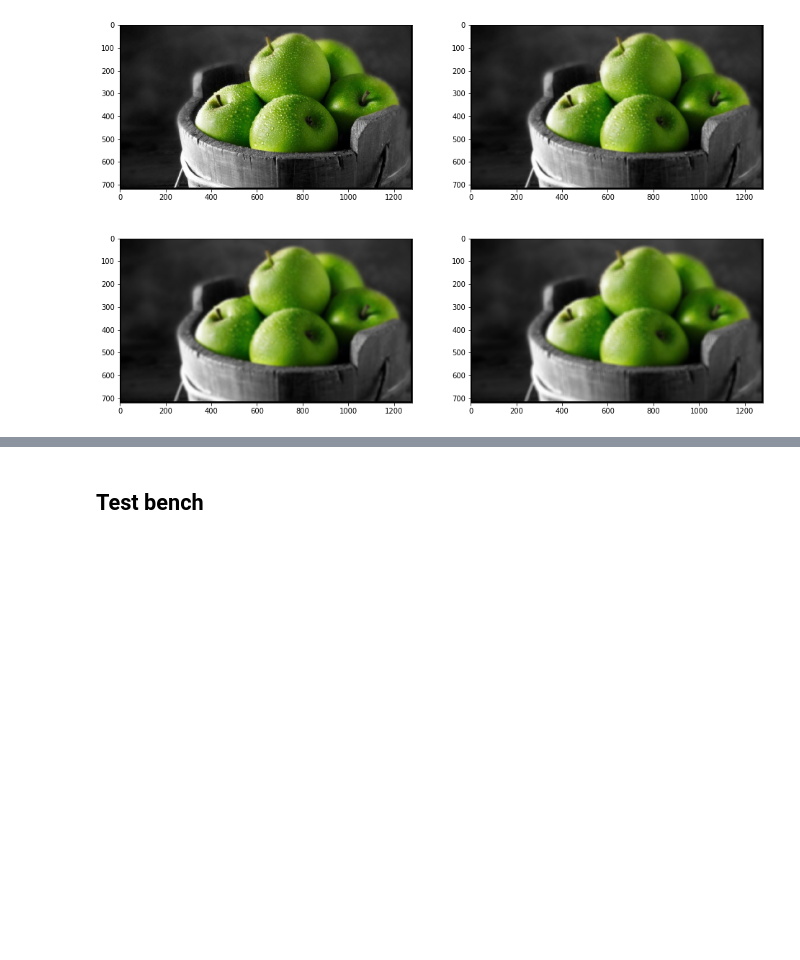
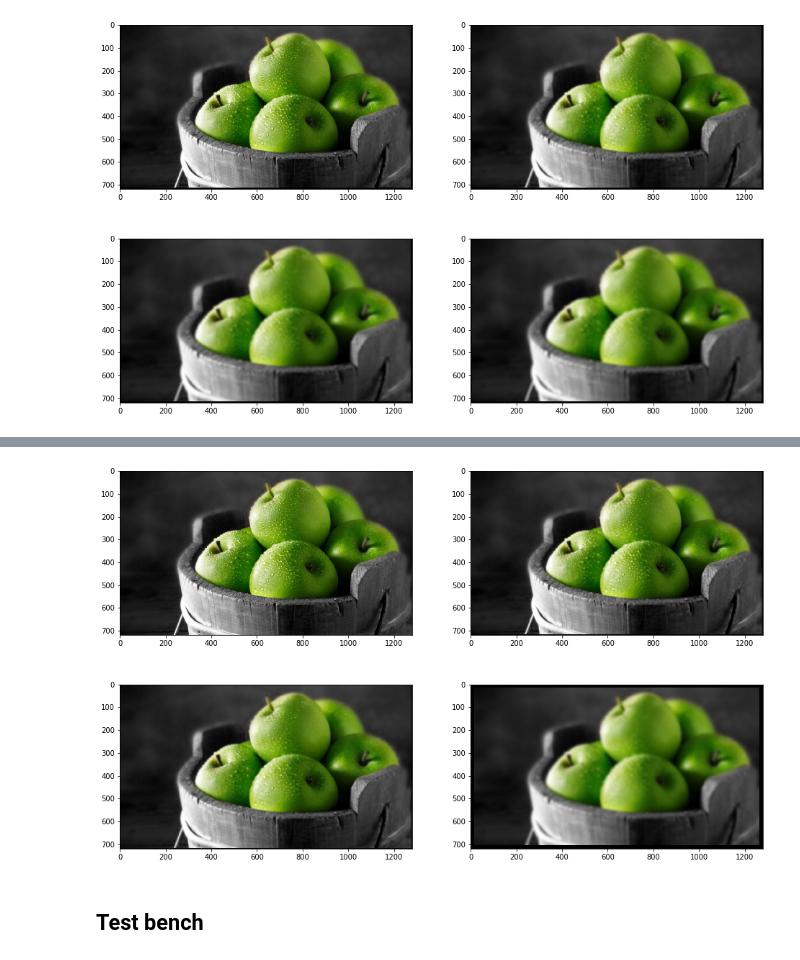
Before and after one commit to fstovarr/ParallelComputingLabs, a Jupyter notebook: Analysis.ipynb, the cells around one changed output, grey strips where cells are left out. Saved outputs shown, nothing was run; the diff lists cells and outputs as text; code cells hidden in the pictures; blank space fills up the shorter version.

```diff
--- a/Analysis.ipynb
+++ b/Analysis.ipynb
@@ -139,3 +139,25 @@ plt.show()
+# %%
+fig = plt.figure(figsize=(16, 10))
+
+pil_im = Image.open('./test720_33.jpg', 'r')
+fig.add_subplot(2, 2, 1)
+plt.imshow(np.asarray(pil_im));
+
+pil_im = Image.open('./test720_55.jpg', 'r')
+fig.add_subplot(2, 2, 2)
+plt.imshow(np.asarray(pil_im));
+
+pil_im = Image.open('./test720_77.jpg', 'r')
+fig.add_subplot(2, 2, 3)
+plt.imshow(np.asarray(pil_im));
+
+pil_im = Image.open('./test720_3131.jpg', 'r')
+fig.add_subplot(2, 2, 4)
+plt.imshow(np.asarray(pil_im));
+
+plt.show()
+# %% [output]
+[figure, added]
 # %% [markdown]
 ## Test bench
 # %%
```
Also changed, not shown: parts of 17 cells of this notebook, 19 other files.
